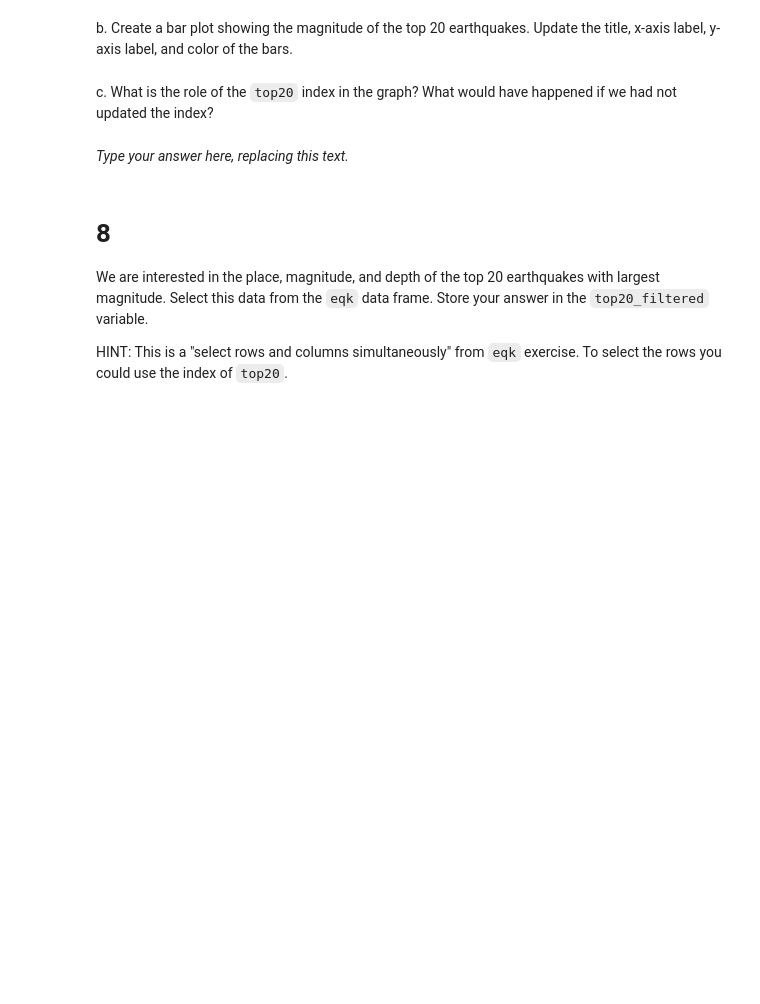
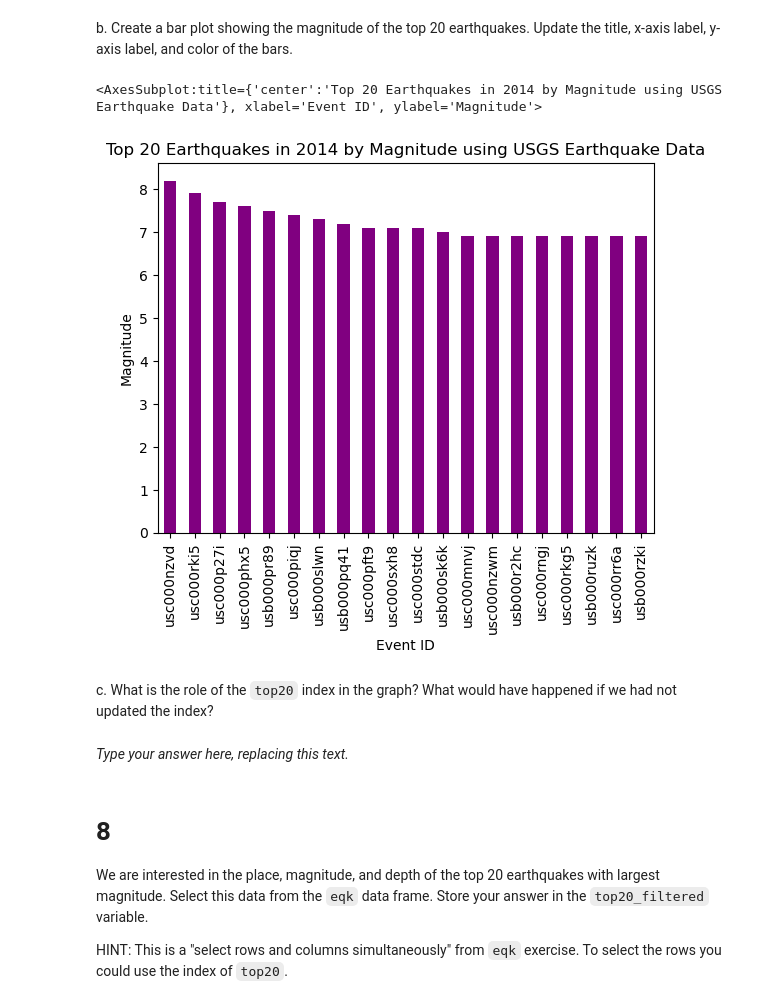
Before and after one commit to katleyq/eds220-hwk1, a Jupyter notebook: hwk1-task3-earthquakes.ipynb, the cells around one changed output. Cells and saved outputs as stored; diff of their text form; code cells hidden in the pictures; blank space fills up the shorter version.

```diff
--- a/hwk1-task3-earthquakes.ipynb
+++ b/hwk1-task3-earthquakes.ipynb
@@ -145,3 +177,6 @@ top20 = ...
+# %%
+# Select mag column of eqk and filter for the 20 largest magnitude earthquakes
+top20 = eqk['mag'].nlargest(20)
 # %%
 # View the dataframe
 top20
@@ -151,6 +202,15 @@ Ellipsis
 <!-- BEGIN QUESTION -->
 
 b. Create a bar plot showing the magnitude of the top 20 earthquakes. Update the title, x-axis label, y-axis label, and color of the bars.
+# %%
+top20.plot(kind = 'bar',
+           title = 'Top 20 Earthquakes in 2014 by Magnitude using USGS Earthquake Data',
+           ylabel = 'Magnitude',
+           xlabel = 'Event ID',
+           color = 'Purple')
+# %% [output]
+<AxesSubplot:title={'center':'Top 20 Earthquakes in 2014 by Magnitude using USGS Earthquake Data'}, xlabel='Event ID', ylabel='Magnitude'>
+[figure, added]
 # %% [markdown]
 <!-- END QUESTION -->
 
```
Also changed, not shown: parts of 20 cells of this notebook, 1 other file.
